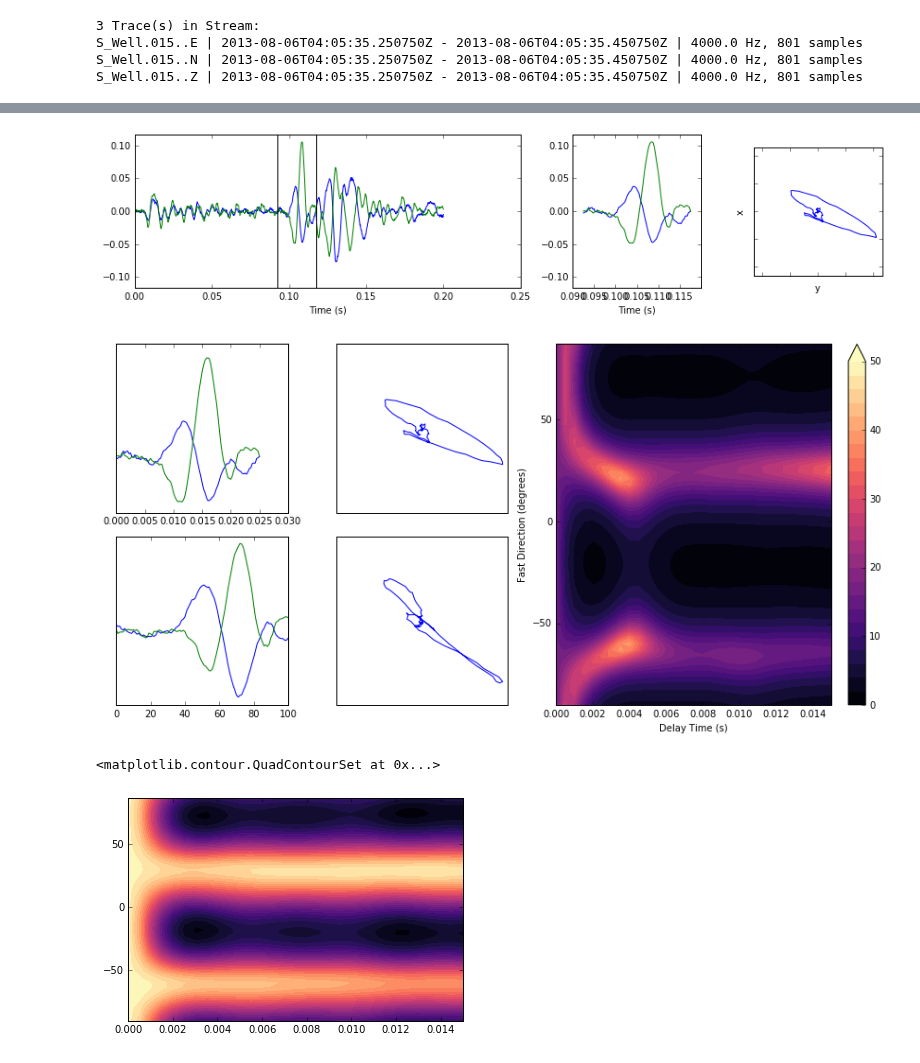
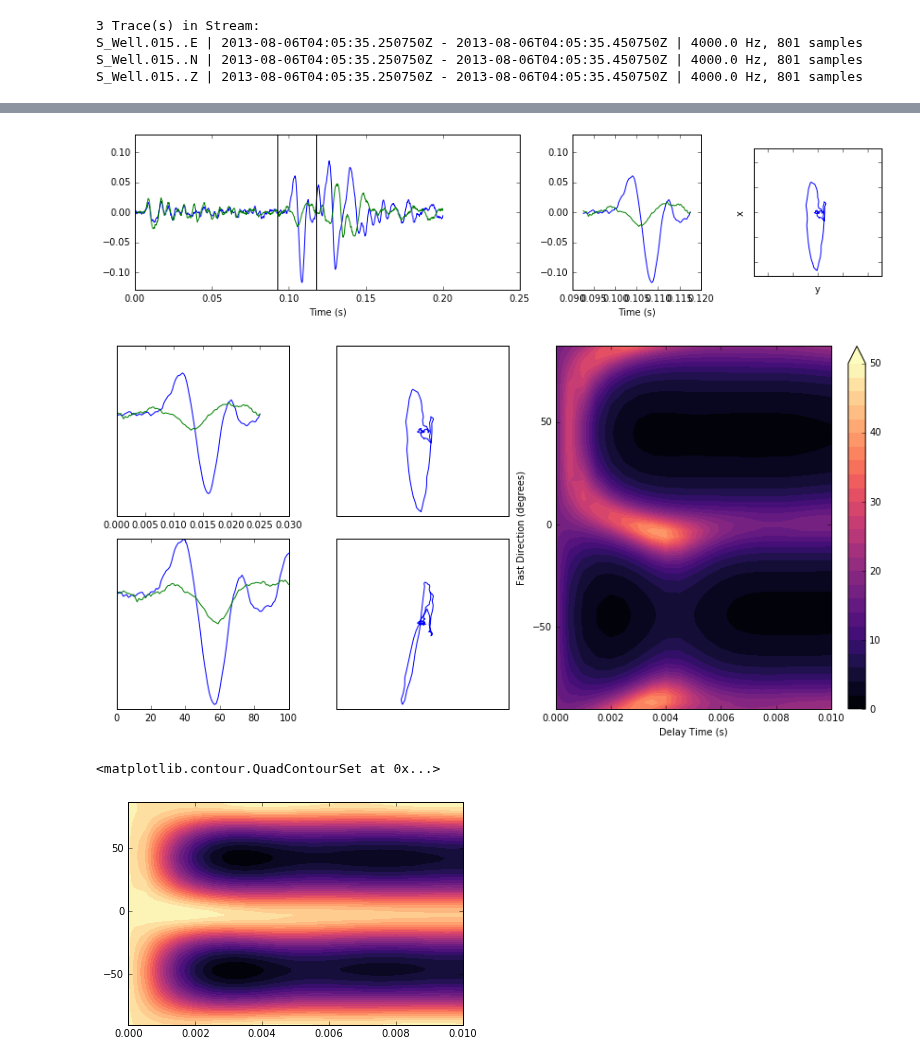
Before and after one commit to JackWalpole/splitwavepy, a Jupyter notebook: devel/Microseismic.ipynb, the cells around one changed output, grey strips where cells are left out. Drawn from its saved outputs; the diff is of its cells as text; code cells hidden in the pictures.

```diff
--- a/devel/Microseismic.ipynb
+++ b/devel/Microseismic.ipynb
@@ -64,0 +62,5 @@ array([[ 0.41591108, -0.89448776,  0.16404151],
+# %%
+# rotate data into eigenvector system.
+trot = t.copy()
+trot.x,trot.y,trot.z = np.dot(eigvec.T,trot.xyz())
+trot.plot(window=w)
@@ -65,20 +69,19 @@ array([[ 0.41591108, -0.89448776,  0.16404151],
 # %%
-p = sw.Pair(t.x,t.y,delta=delta,window=w)
+p = sw.Pair(trot.x,trot.y,delta=delta,window=w)
 p.plot(window=w)
 # %% [output]
-[figure, old version]
+[figure, new version]
 # %%
-m = sw.EigenM(p,window=w,tlags=np.linspace(0,0.015,41))
+m = sw.EigenM(p,window=w,tlags=np.linspace(0,0.01,41))
 m.plot()
 # %% [output]
-[figure, old version]
+[figure, new version]
 # %%
-bs = sw.eigval.Bootstrap(p,window=w,tlags=np.linspace(0,0.015,41))
+bs = sw.eigval.Bootstrap(p,window=w,tlags=np.linspace(0,0.01,41))
 # %%
 # np.average(bs.stk_l1_l2,axis=0)
 
 plt.contourf(m.tlags,m.degs,np.average(bs.stk_l1_l2,axis=0),26,cmap='magma')
-plt.contourf(m.tlags)
 # %% [output]
 <matplotlib.contour.QuadContourSet at 0x...>
-[figure, old version]
+[figure, new version]
```
Also changed, not shown: parts of 10 cells of this notebook, 1 other file.
